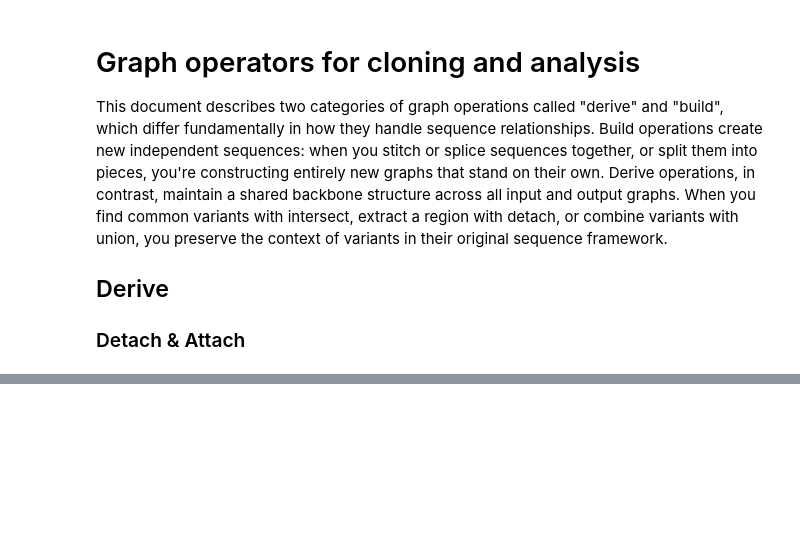
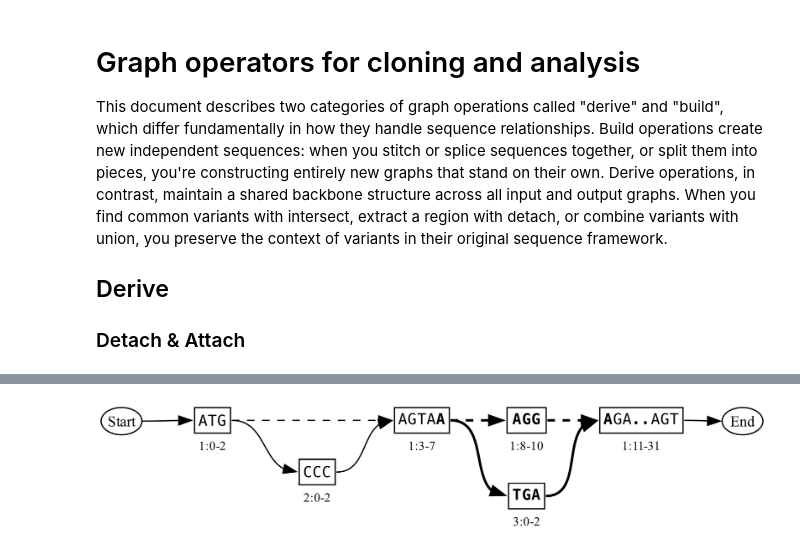
Before and after one commit to ginkgobioworks/gen, a Jupyter notebook: docs/figures/operators.ipynb, the cells around one changed output, grey strips where cells are left out. Saved outputs shown, nothing was run; the diff lists cells and outputs as text; code cells hidden in the pictures; blank space fills up the shorter version.

```diff
--- a/docs/figures/operators.ipynb
+++ b/docs/figures/operators.ipynb
@@ -126,3 +127,16 @@ G_all.add_edge((n1, 15), (n1, 19))
+# %%
+G1 = deepcopy(G_all)
+G1.remove_edge((n1, 15), (n1, 19)) # Remove the deletion, it got too busy
+G1.remove_highlights()
+G1.highlight_ranges(n1, [(7, 12)])
+G1.highlight_ranges(n3, [(0, 3)])
+G1.highlight_edge((n1, 7), (n3, 0))
+G1.highlight_edge((n3, 2), (n1, 11))
+edge_styling = {('1.3','1.8'):{'penwidth':2},
+                ('1.8','1.11'):{'penwidth':2}}
+show(G1.render_block_graph(cairo=True, minimize=True, ranksep=0.4, edge_attributes=edge_styling ))
+# %% [output]
+[figure, added]
 # %%
 panels = []
 # Detaching extracts a subgraph, which is equivalent to moving the source and sink edges,
```
Also changed, not shown: parts of 14 cells of this notebook, 19 other files.
